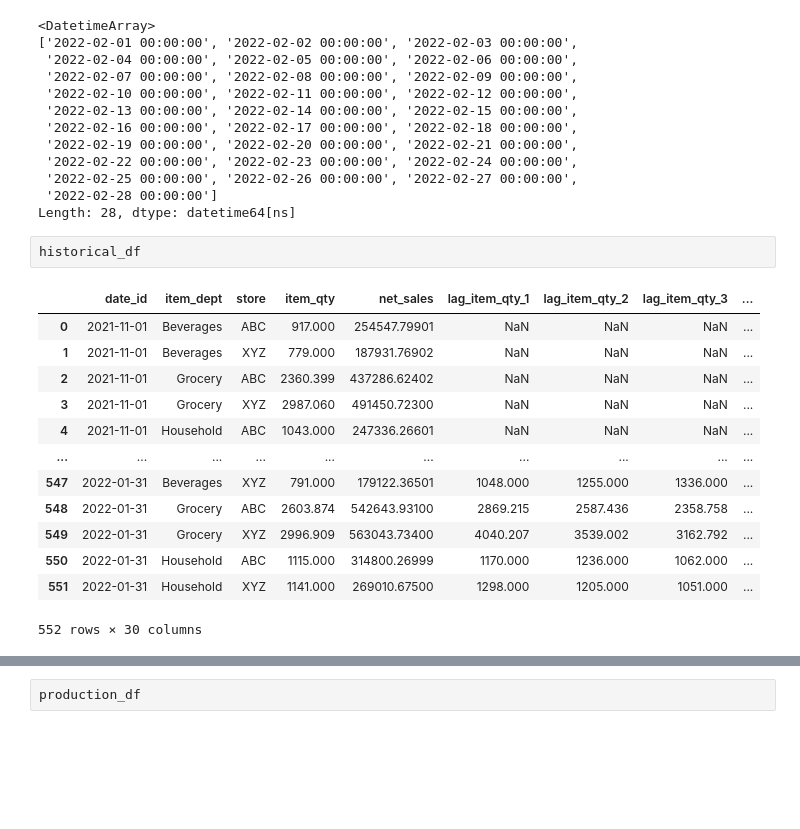
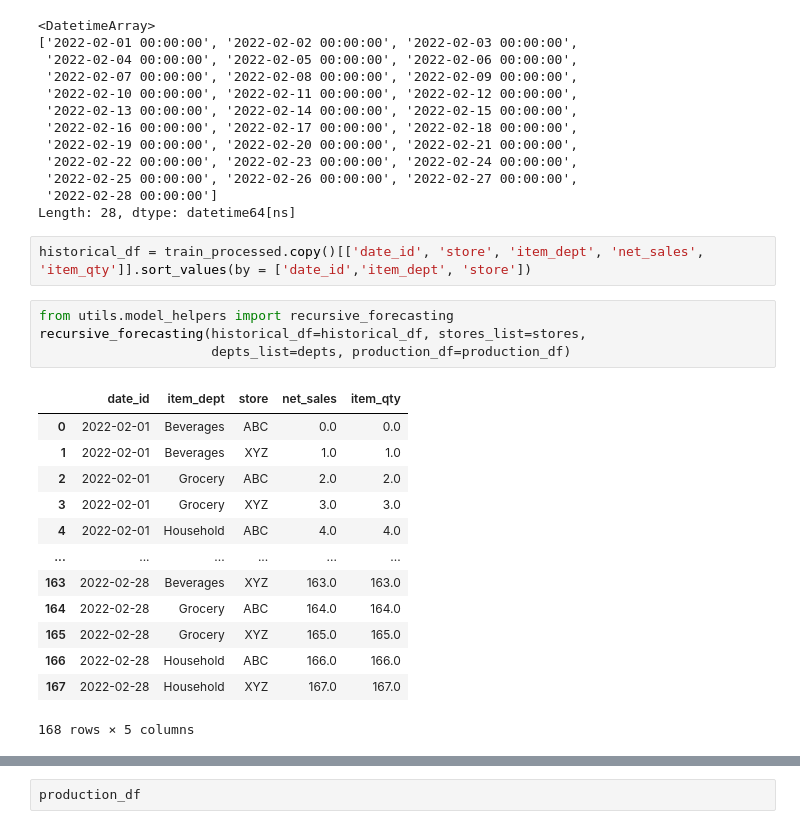
Before and after one commit to Vaseekaran-V/ML_CW, a Jupyter notebook: src/notebooks/modeling_train_test.ipynb, the cells around one changed output, grey strips where cells are left out. Cells and saved outputs as stored; diff of their text form; blank space fills up the shorter version.

Commit message:
created recursive forecasting func | todo: multi-model forecasting

```diff
--- a/src/notebooks/modeling_train_test.ipynb
+++ b/src/notebooks/modeling_train_test.ipynb
@@ -285,20 +285,24 @@ production_df['date_id'].unique()
  '2022-02-25 00:00:00', '2022-02-26 00:00:00', '2022-02-27 00:00:00',
  '2022-02-28 00:00:00']
 Length: 28, dtype: datetime64[ns]
-# %%
-historical_df
-# %% [output]
-|  | date_id | item_dept | store | item_qty | net_sales | lag_item_qty_1 | lag_item_qty_2 | lag_item_qty_3 | ... |
-| 0 | 2021-11-01 | Beverages | ABC | 917.000 | 254547.79901 | NaN | NaN | NaN | ... |
-| 1 | 2021-11-01 | Beverages | XYZ | 779.000 | 187931.76902 | NaN | NaN | NaN | ... |
-| 2 | 2021-11-01 | Grocery | ABC | 2360.399 | 437286.62402 | NaN | NaN | NaN | ... |
-| 3 | 2021-11-01 | Grocery | XYZ | 2987.060 | 491450.72300 | NaN | NaN | NaN | ... |
-| 4 | 2021-11-01 | Household | ABC | 1043.000 | 247336.26601 | NaN | NaN | NaN | ... |
-| ... | ... | ... | ... | ... | ... | ... | ... | ... | ... |
-| 547 | 2022-01-31 | Beverages | XYZ | 791.000 | 179122.36501 | 1048.000 | 1255.000 | 1336.000 | ... |
-| 548 | 2022-01-31 | Grocery | ABC | 2603.874 | 542643.93100 | 2869.215 | 2587.436 | 2358.758 | ... |
-| 549 | 2022-01-31 | Grocery | XYZ | 2996.909 | 563043.73400 | 4040.207 | 3539.002 | 3162.792 | ... |
-| 550 | 2022-01-31 | Household | ABC | 1115.000 | 314800.26999 | 1170.000 | 1236.000 | 1062.000 | ... |
-| 551 | 2022-01-31 | Household | XYZ | 1141.000 | 269010.67500 | 1298.000 | 1205.000 | 1051.000 | ... |
-552 rows × 30 columns
+# %%
+historical_df = train_processed.copy()[['date_id', 'store', 'item_dept', 'net_sales', 'item_qty']].sort_values(by = ['date_id','item_dept', 'store'])
+# %%
+from utils.model_helpers import recursive_forecasting
+recursive_forecasting(historical_df=historical_df, stores_list=stores,
+                      depts_list=depts, production_df=production_df)
+# %% [output]
+|  | date_id | item_dept | store | net_sales | item_qty |
+| 0 | 2022-02-01 | Beverages | ABC | 0.0 | 0.0 |
+| 1 | 2022-02-01 | Beverages | XYZ | 1.0 | 1.0 |
+| 2 | 2022-02-01 | Grocery | ABC | 2.0 | 2.0 |
+| 3 | 2022-02-01 | Grocery | XYZ | 3.0 | 3.0 |
+| 4 | 2022-02-01 | Household | ABC | 4.0 | 4.0 |
+| ... | ... | ... | ... | ... | ... |
+| 163 | 2022-02-28 | Beverages | XYZ | 163.0 | 163.0 |
+| 164 | 2022-02-28 | Grocery | ABC | 164.0 | 164.0 |
+| 165 | 2022-02-28 | Grocery | XYZ | 165.0 | 165.0 |
+| 166 | 2022-02-28 | Household | ABC | 166.0 | 166.0 |
+| 167 | 2022-02-28 | Household | XYZ | 167.0 | 167.0 |
+168 rows × 5 columns
 # %%
```
Also changed, not shown: parts of 5 cells of this notebook, 2 other files.
